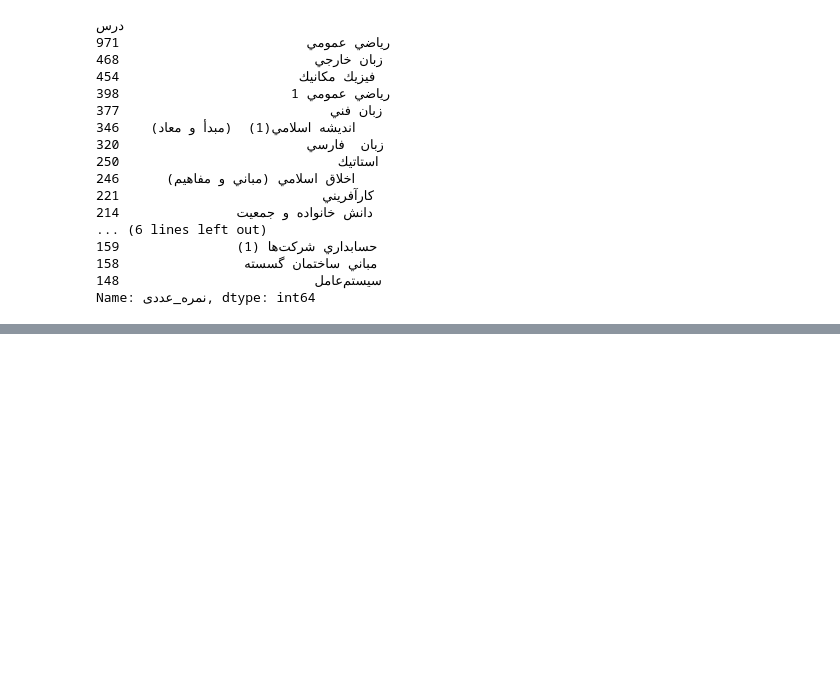
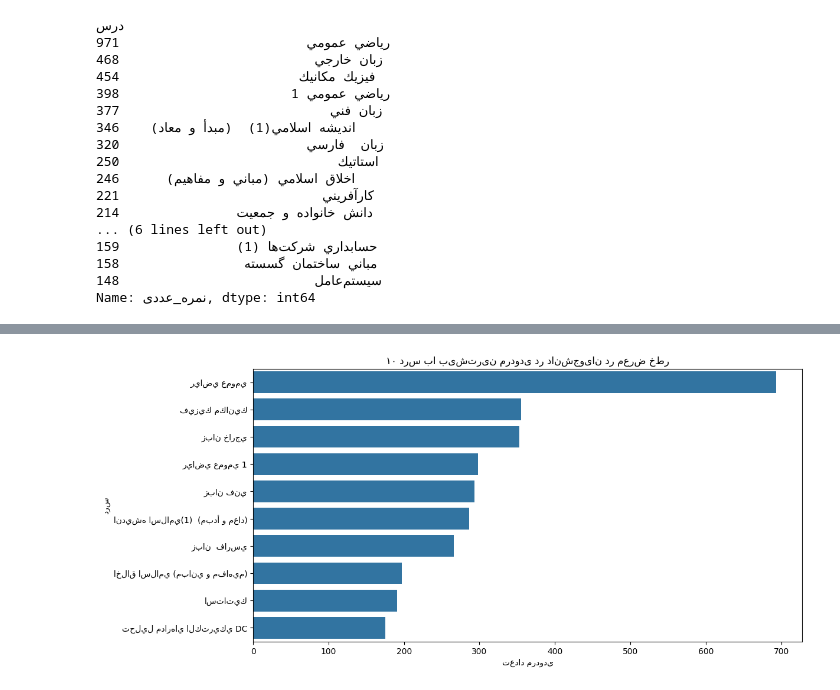
Before and after one commit to Abolfazl-Jafari/Student_Dropout_prediction, a Jupyter notebook: notebooks/03_Analysis.ipynb, the cells around one changed output, grey strips where cells are left out. Saved outputs shown, nothing was run; the diff lists cells and outputs as text; code cells hidden in the pictures; blank space fills up the shorter version.

```diff
--- a/notebooks/03_Analysis.ipynb
+++ b/notebooks/03_Analysis.ipynb
@@ -56,0 +86,15 @@ Name: نمره_عددی, dtype: int64
+# %%
+profile = pd.read_excel('../data/processed/پروفایل_دانشجو.xlsx')
+# %%
+# ادغام df با پروفایل
+df_labeled = df.merge(
+    profile[['شماره‌دانشجويي', 'در_معرض_خطر']],
+    on='شماره‌دانشجويي'
+)
+
+# فقط دانشجویان در معرض خطر
+at_risk = df_labeled[df_labeled['در_معرض_خطر'] == 1]
+
+# مردودی‌های این گروه
+failed = at_risk[at_risk['نمره_عددی'] < 10]
+failed.groupby('درس')['نمره_عددی'].count().sort_values(ascending=False).head(15)
@@ -56,0 +119,10 @@ Name: نمره_عددی, dtype: int64
+# %%
+top_failed = failed.groupby('درس')['نمره_عددی'].count().sort_values(ascending=False).head(10)
+
+plt.figure(figsize=(12, 6))
+sns.barplot(x=top_failed.values, y=top_failed.index)
+plt.title('۱۰ درس با بیشترین مردودی در دانشجویان در معرض خطر')
+plt.xlabel('تعداد مردودی')
+plt.show()
+# %% [output]
+[figure, added]
```
Also changed, not shown: parts of 6 cells of this notebook, 1 other file.
